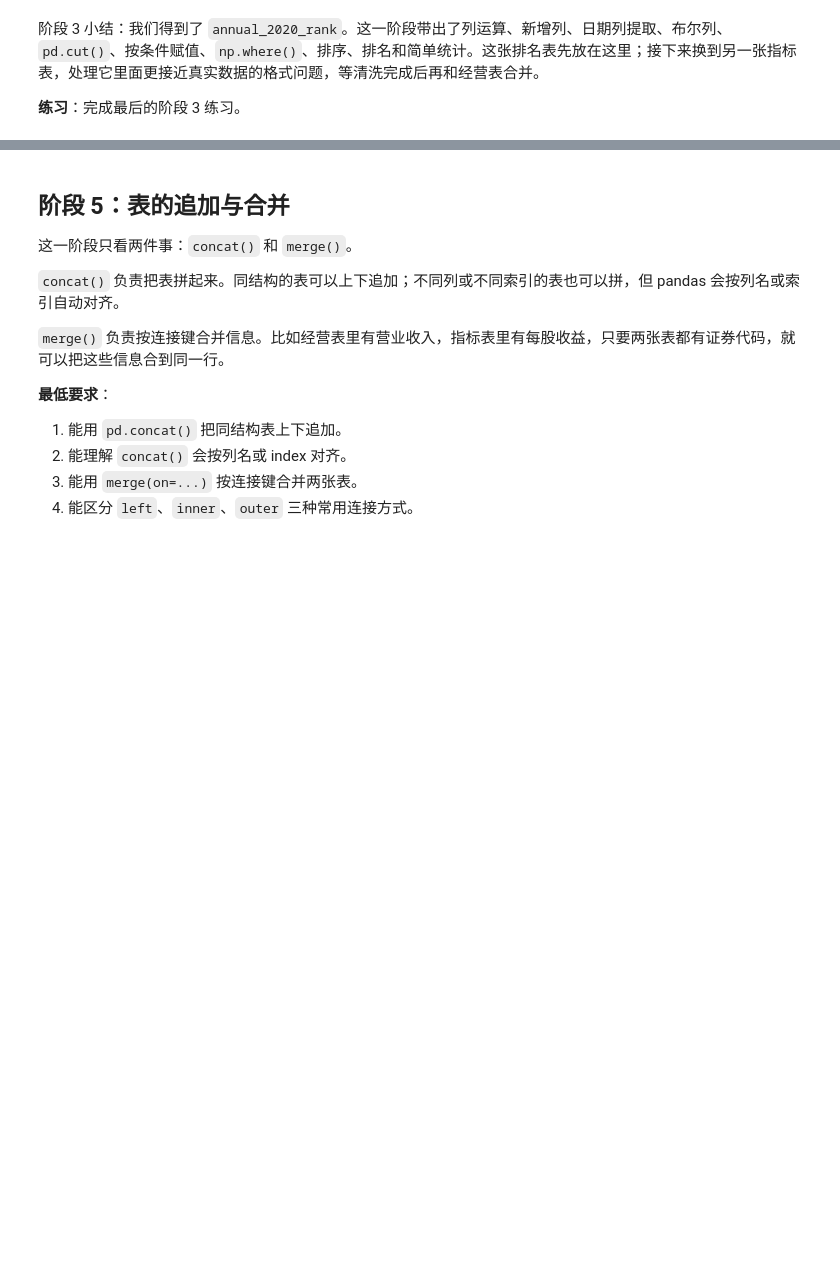
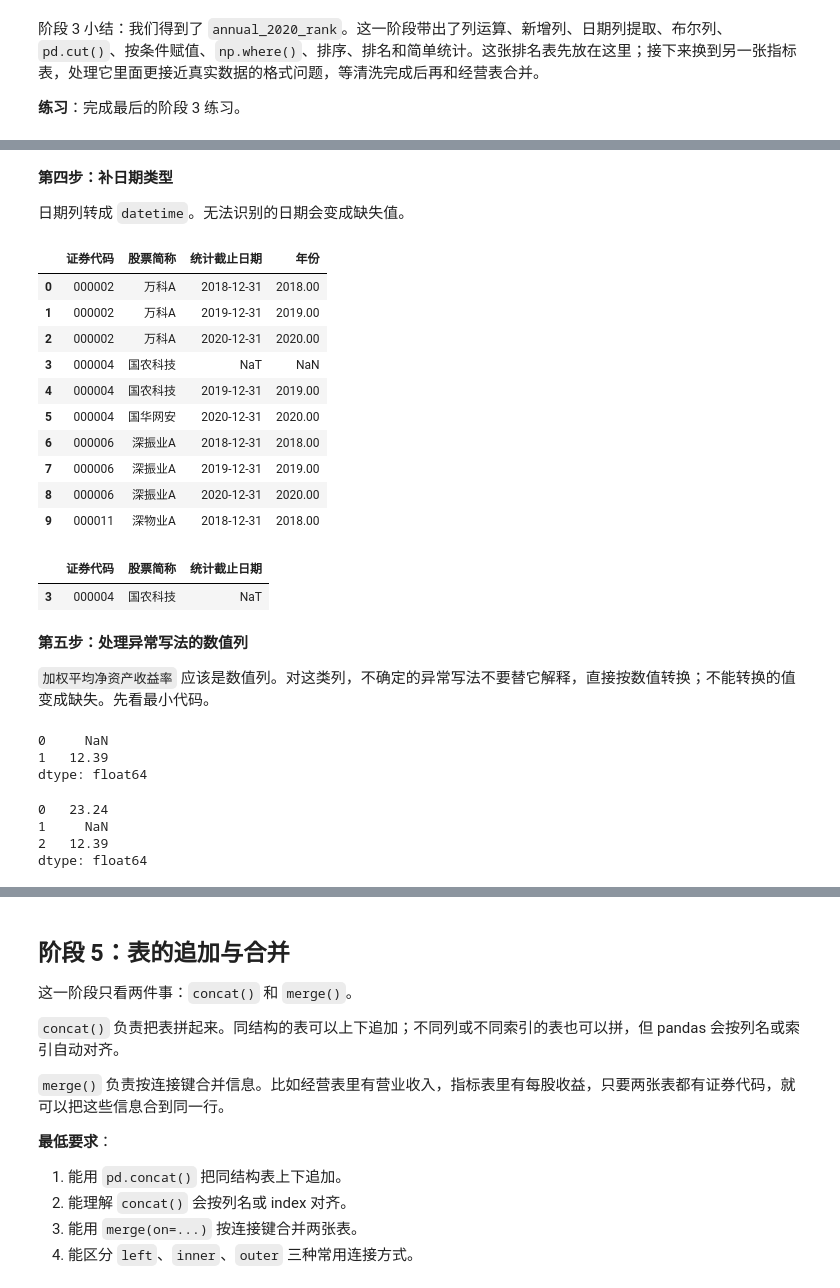
Before and after one commit to itsaquestion/py4ss_v4, a Jupyter notebook: book_parts/data_processing/11-pandas.ipynb, the cells around one changed output, grey strips where cells are left out. Drawn from its saved outputs; the diff is of its cells as text; code cells hidden in the pictures; blank space fills up the shorter version.

```diff
--- a/book_parts/data_processing/11-pandas.ipynb
+++ b/book_parts/data_processing/11-pandas.ipynb
@@ -1050,19 +838,0 @@ Series([], Name: 加权平均净资产收益率, dtype: object)
-# %%
-number_cols = [
-    "加权平均净资产收益率",
-    "扣非净资产收益率",
-    "基本每股收益",
-    "非经常性损益_亿元",
-    "扣非净利润_亿元",
-]
-
-for col in number_cols[1:]:
-    text = (
-        indicators[col]
-        .astype("string")  # 统一转成字符串
-        .str.strip()  # 去掉两端空格
-        .str.replace(",", "", regex=False)  # 去掉千分位逗号
-        .str.replace("%", "", regex=False)  # 去掉百分号
-        .replace({"--": pd.NA, "缺失": pd.NA, "": pd.NA})  # 特殊文本改成缺失
-    )
-    indicators[col] = pd.to_numeric(text, errors="coerce")  # 转成数值
@@ -1143,0 +966,46 @@ dtype: int64
+# %% [markdown]
+**第四步：补日期类型**
+
+日期列转成 `datetime`。无法识别的日期会变成缺失值。
+# %%
+indicators["统计截止日期"] = pd.to_datetime(indicators["统计截止日期"], errors="coerce")
+indicators["年份"] = indicators["统计截止日期"].dt.year
+
+indicators[["证券代码", "股票简称", "统计截止日期", "年份"]].head(10)
+# %% [output]
+|  | 证券代码 | 股票简称 | 统计截止日期 | 年份 |
+| 0 | 000002 | 万科A | 2018-12-31 | 2018.00 |
+| 1 | 000002 | 万科A | 2019-12-31 | 2019.00 |
+| 2 | 000002 | 万科A | 2020-12-31 | 2020.00 |
+| 3 | 000004 | 国农科技 | NaT | NaN |
+| 4 | 000004 | 国农科技 | 2019-12-31 | 2019.00 |
+| 5 | 000004 | 国华网安 | 2020-12-31 | 2020.00 |
+| 6 | 000006 | 深振业A | 2018-12-31 | 2018.00 |
+| 7 | 000006 | 深振业A | 2019-12-31 | 2019.00 |
+| 8 | 000006 | 深振业A | 2020-12-31 | 2020.00 |
+| 9 | 000011 | 深物业A | 2018-12-31 | 2018.00 |
+# %%
+indicators.loc[
+    indicators["统计截止日期"].isna(),
+    ["证券代码", "股票简称", "统计截止日期"],
+]
+# %% [output]
+|  | 证券代码 | 股票简称 | 统计截止日期 |
+| 3 | 000004 | 国农科技 | NaT |
+# %% [markdown]
+**第五步：处理异常写法的数值列**
+
+`加权平均净资产收益率` 应该是数值列。对这类列，不确定的异常写法不要替它解释，直接按数值转换；不能转换的值变成缺失。先看最小代码。
+# %%
+pd.to_numeric(pd.Series(["14.86%", "12.39"]), errors="coerce")
+# %% [output]
+0     NaN
+1   12.39
+dtype: float64
+# %%
+pd.to_numeric(pd.Series(["23.24", "14.86%", "12.39"]), errors="coerce")
+# %% [output]
+0   23.24
+1     NaN
+2   12.39
+dtype: float64
```
Also changed, not shown: parts of 118 cells of this notebook, 2 other files.
